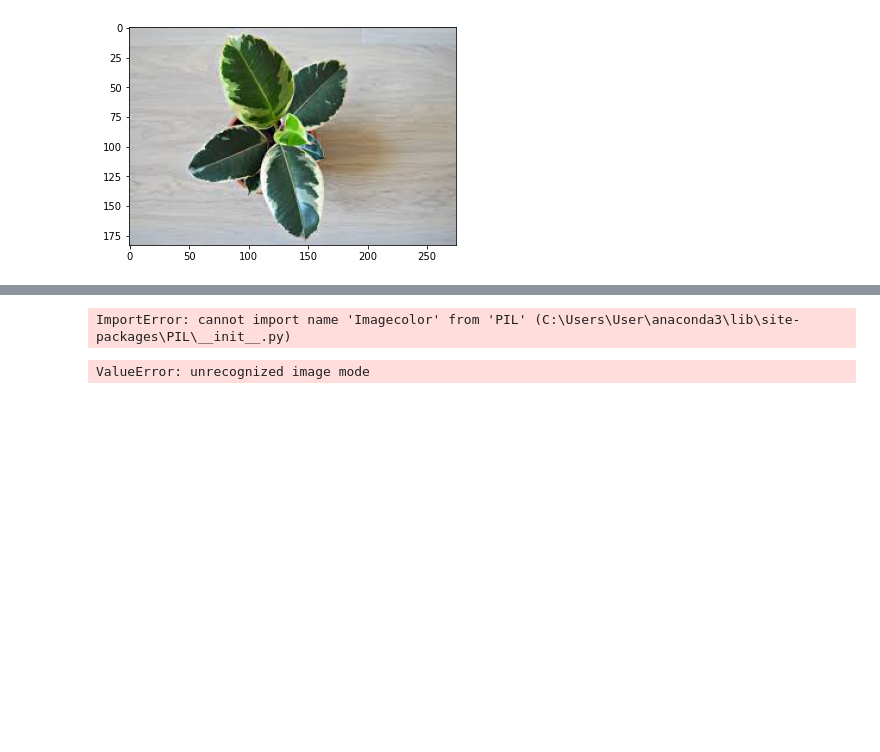
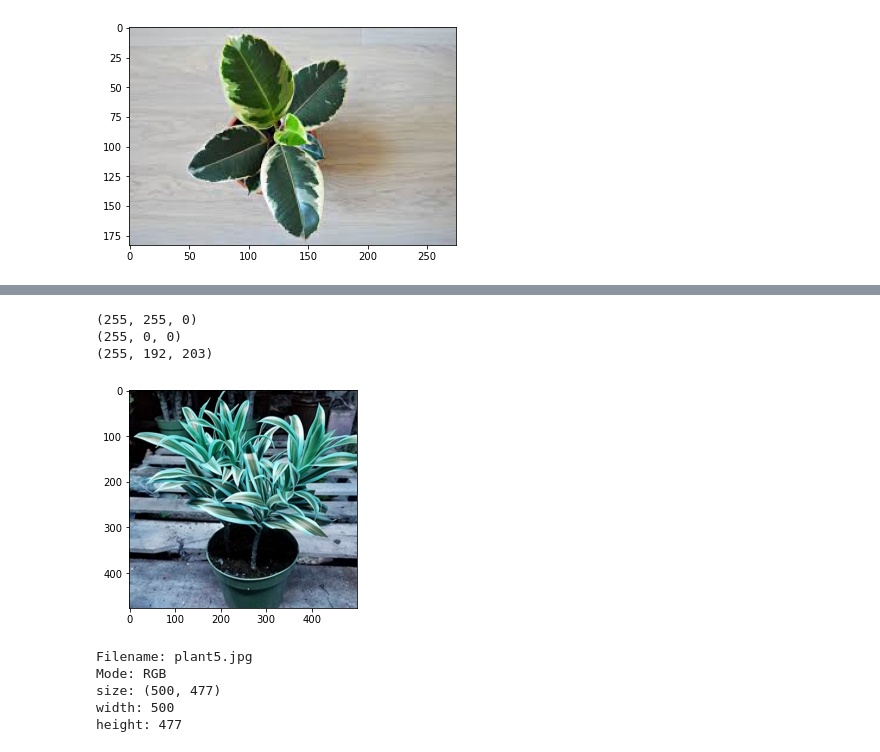
Before and after one commit to pratheekshabr/image-processing, a Jupyter notebook: prg1.ipynb, the cells around one changed output, grey strips where cells are left out. Cells and saved outputs as stored; diff of their text form; code cells hidden in the pictures; blank space fills up the shorter version.

```diff
--- a/prg1.ipynb
+++ b/prg1.ipynb
@@ -34,20 +32,44 @@ SyntaxError: invalid syntax (Temp/ipykernel_972/1403774218.py, line 3)
 # %%
-from PIL import Imagecolor
-img1=ImageColor.getrgh("yellow")
+from PIL import ImageColor
+img1=ImageColor.getrgb("yellow")
 print(img1)
-img2=ImageColor.getrgh("red")
+img2=ImageColor.getrgb("red")
 print(img2)
-img3=ImageColor.getrgh("Pink")
+img3=ImageColor.getrgb("Pink")
 print(img3)
 # %% [output]
-ImportError: cannot import name 'Imagecolor' from 'PIL' (C:\Users\User\anaconda3\lib\site-packages\PIL\__init__.py)
+(255, 255, 0)
+(255, 0, 0)
+(255, 192, 203)
 # %%
 from PIL import Image
-img=Image.new('rgb',(200,400),(255,255,0))
+img=Image.new('RGB',(200,400),(255,0,0))
 img.show()
-# %% [output]
-ValueError: unrecognized image mode
 # %%
 import cv2
 import matplotlib.pyplot as plt
 import numpy as np
+img=cv2.imread('plant5.jpg')
+plt.imshow(img)
+plt.show()
+img=cv2.cvtColor(img,cv2.COLOR_BGR2RGB)
+plt.show()
+img=cv2.cvtColor(img,cv2.COLOR_RGB2HSV)
+plt.show()
+# %% [output]
+[figure, added]
+# %%
+from PIL  import Image
+image=Image.open('plant5.jpg')
+print("Filename:",image.filename)
+print("Mode:",image.mode)
+print("size:",image.size)
+print("width:",image.width)
+print("height:",image.height)
+image.close()
+# %% [output]
+Filename: plant5.jpg
+Mode: RGB
+size: (500, 477)
+width: 500
+height: 477
```
Also changed, not shown: parts of 1 cell of this notebook.
